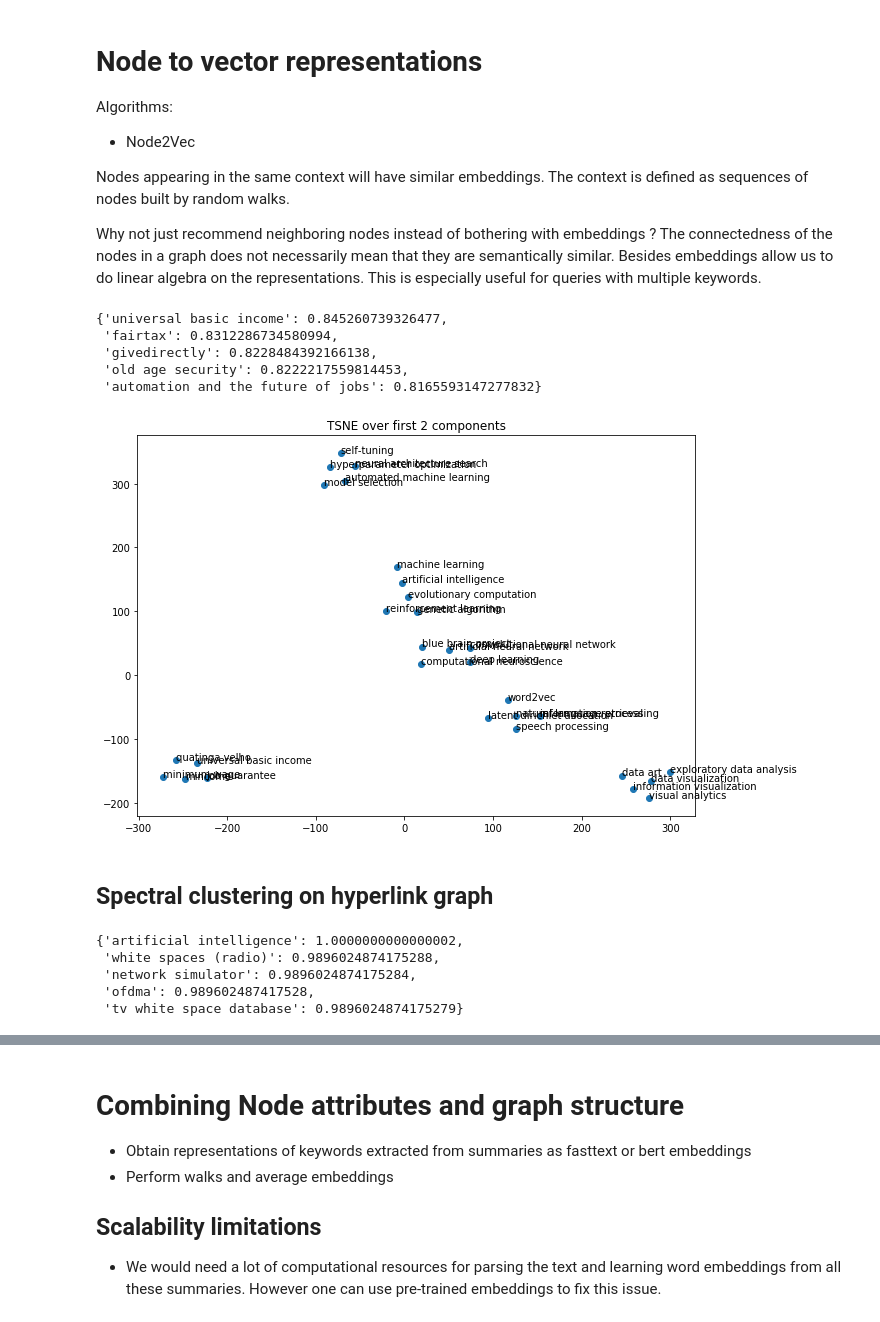
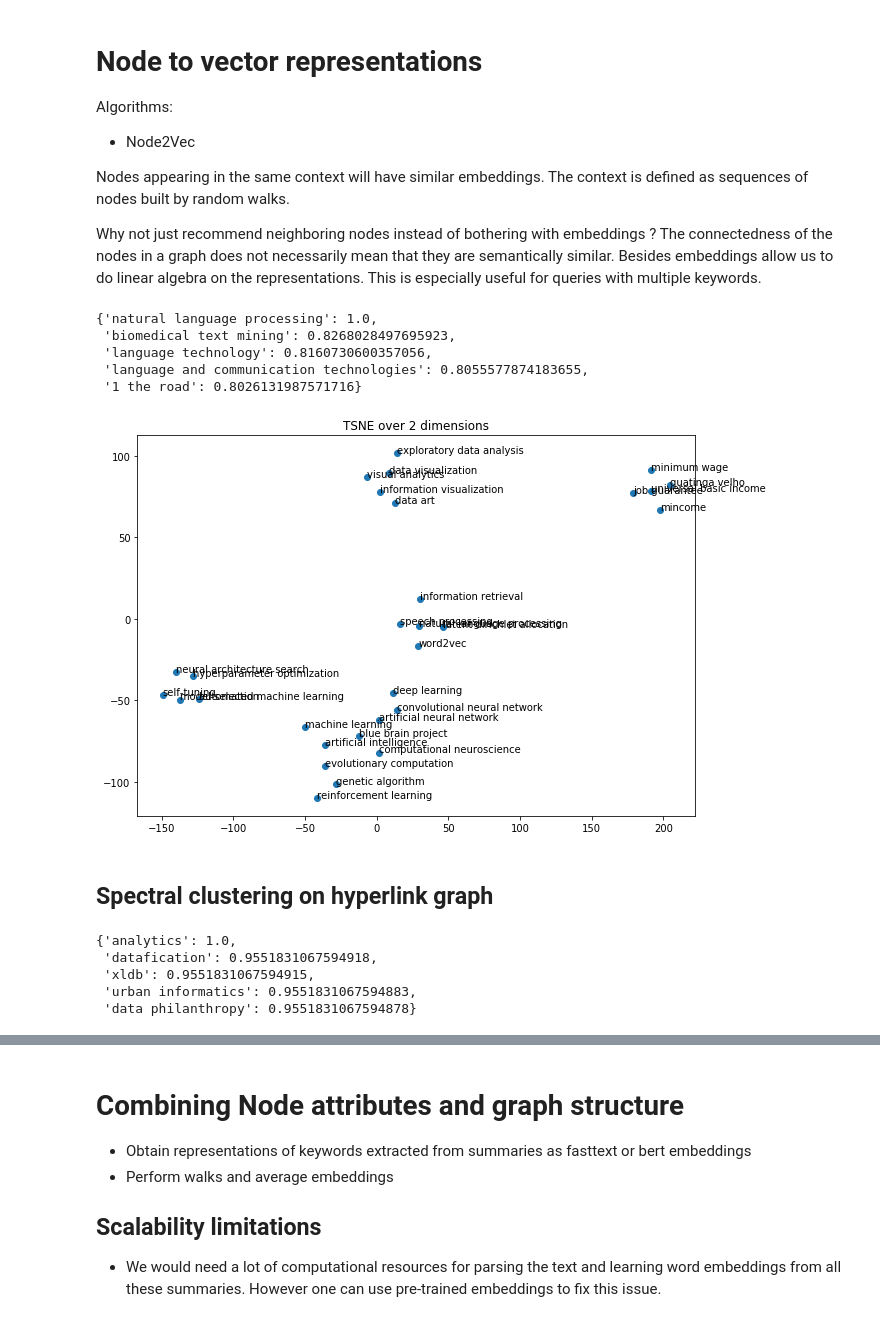
Before and after one commit to FredBaos/Ntds_project_team02, a Jupyter notebook: vince_la_menace_pepito.ipynb, the cells around one changed output, grey strips where cells are left out. Cells and saved outputs as stored; diff of their text form; code cells hidden in the pictures.

```diff
--- a/vince_la_menace_pepito.ipynb
+++ b/vince_la_menace_pepito.ipynb
@@ -24,7 +25,7 @@ from predict import *
 ## Loading Dataset and Graph creation
 # %%
 # Loading data
-edge_list = pd.read_csv("t", sep = "\t")
+edge_list = pd.read_csv("ml-nlp-ai-ann-chatbot-ia-dataviz-dist2.tsv", sep = "\t")
 edge_list.head()
 # %% [output]
 |  | source | target | depth |
@@ -212,9 +253,8 @@ Nodes appearing in the same context will have similar embeddings. The context is
 
 Why not just recommend neighboring nodes instead of bothering with embeddings ? The connectedness of the nodes in a graph does not necessarily mean that they are semantically similar. Besides embeddings allow us to do linear algebra on the representations. This is especially useful for queries with multiple keywords.
 # %%
-def plot_projection(model, nodes, dim=2, projection_method=PCA, perplexity=3):
+def plot_projection(node_vectors, nodes, dim=2, projection_method=PCA, perplexity=3):
     """Plot the projection of embeddings after applying a dimensionality reduction method."""
-    node_vectors = model.wv[nodes]
     if projection_method == TSNE:
         projection = projection_method(n_components=dim, perplexity=perplexity)
     else:
@@ -272,8 +273,0 @@ nodes_to_plot = cluster_1 + cluster_2 + cluster_3 + cluster_4 + cluster_5 + clus
-# %%
-query_answers_node2vec(query_1, node2vec_model, df_node, 5, return_idx=False)
-# %% [output]
-{'universal basic income': 0.845260739326477,
- 'fairtax': 0.8312286734580994,
- 'givedirectly': 0.8228484392166138,
- 'old age security': 0.8222217559814453,
- 'automation and the future of jobs': 0.8165593147277832}
@@ -282,21 +274,30 @@ query_answers_node2vec(query_1, node2vec_model, df_node, 5, return_idx=False)
-# %%
-plot_projection(node2vec_model, nodes_to_plot, projection_method=TSNE, perplexity=4)
-# %% [output]
-[figure, removed]
 # %%
 node2vec_model.save(NODE2VEC_FILENAME)
+# %%
+query_answers_node2vec(query_3, node2vec_model, df_node, 5, return_idx=False)
+# %% [output]
+{'natural language processing': 1.0,
+ 'biomedical text mining': 0.8268028497695923,
+ 'language technology': 0.8160730600357056,
+ 'language and communication technologies': 0.8055577874183655,
+ '1 the road': 0.8026131987571716}
+# %%
+node_vectors = node2vec_model.wv[nodes_to_plot]
+plot_projection(node_vectors, nodes_to_plot, projection_method=TSNE, perplexity=4)
+# %% [output]
+[figure, added]
 # %% [markdown]
 ## Spectral clustering on hyperlink graph
 # %%
 A = nx.adjacency_matrix(graph)
 proj = laplacian_eigenmaps(A,dim=100,sigma=None,epsilon=None,normalize=None,use_similarity=False)
-# %%
-query_answers_spectral('artificial intelligence', proj, df_node, topn=5, return_idx=False)
-# %% [output]
-{'artificial intelligence': 1.0000000000000002,
- 'white spaces (radio)': 0.9896024874175288,
- 'network simulator': 0.9896024874175284,
- 'ofdma': 0.989602487417528,
- 'tv white space database': 0.9896024874175279}
 # %%
 np.save("spectral.npy",proj)
+# %%
+query_answers_spectral(query_7, proj, df_node, topn=5, return_idx=False)
+# %% [output]
+{'analytics': 1.0,
+ 'datafication': 0.9551831067594918,
+ 'xldb': 0.9551831067594915,
+ 'urban informatics': 0.9551831067594883,
+ 'data philanthropy': 0.9551831067594878}
```
Also changed, not shown: parts of 18 cells of this notebook, 3 other files.
